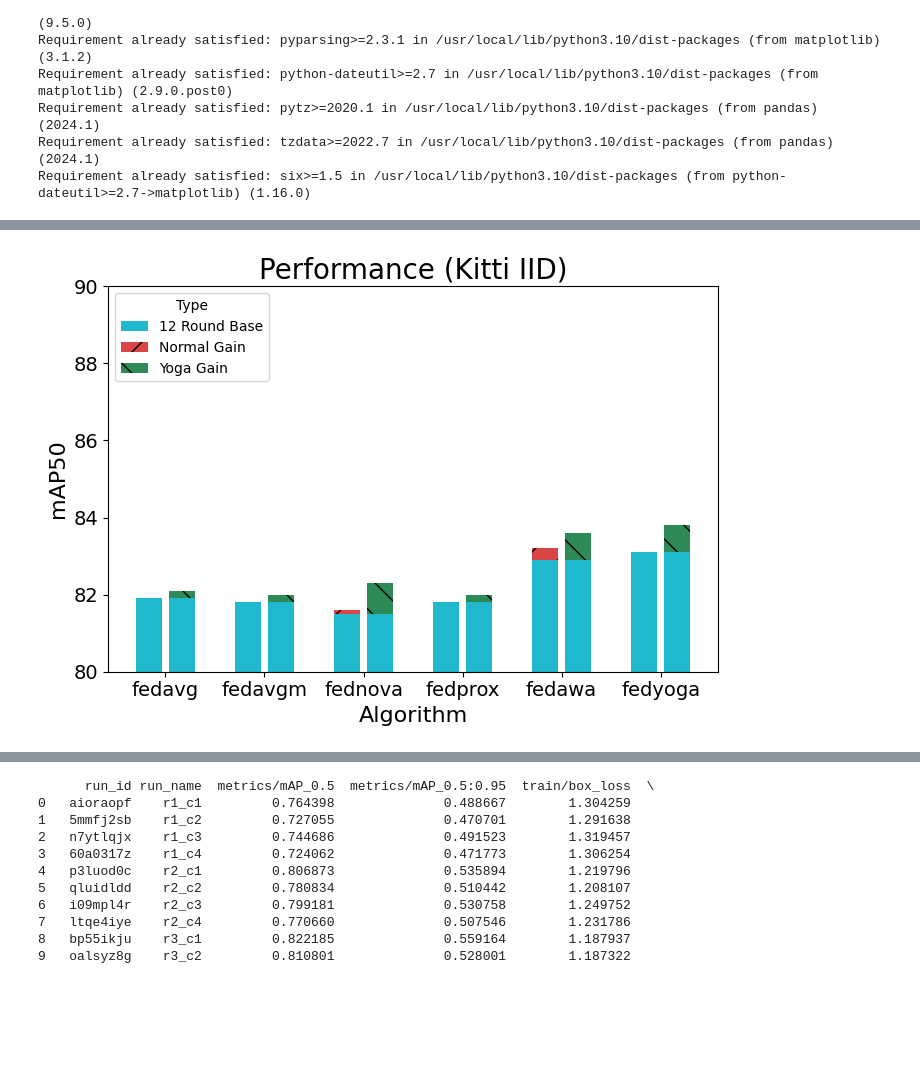
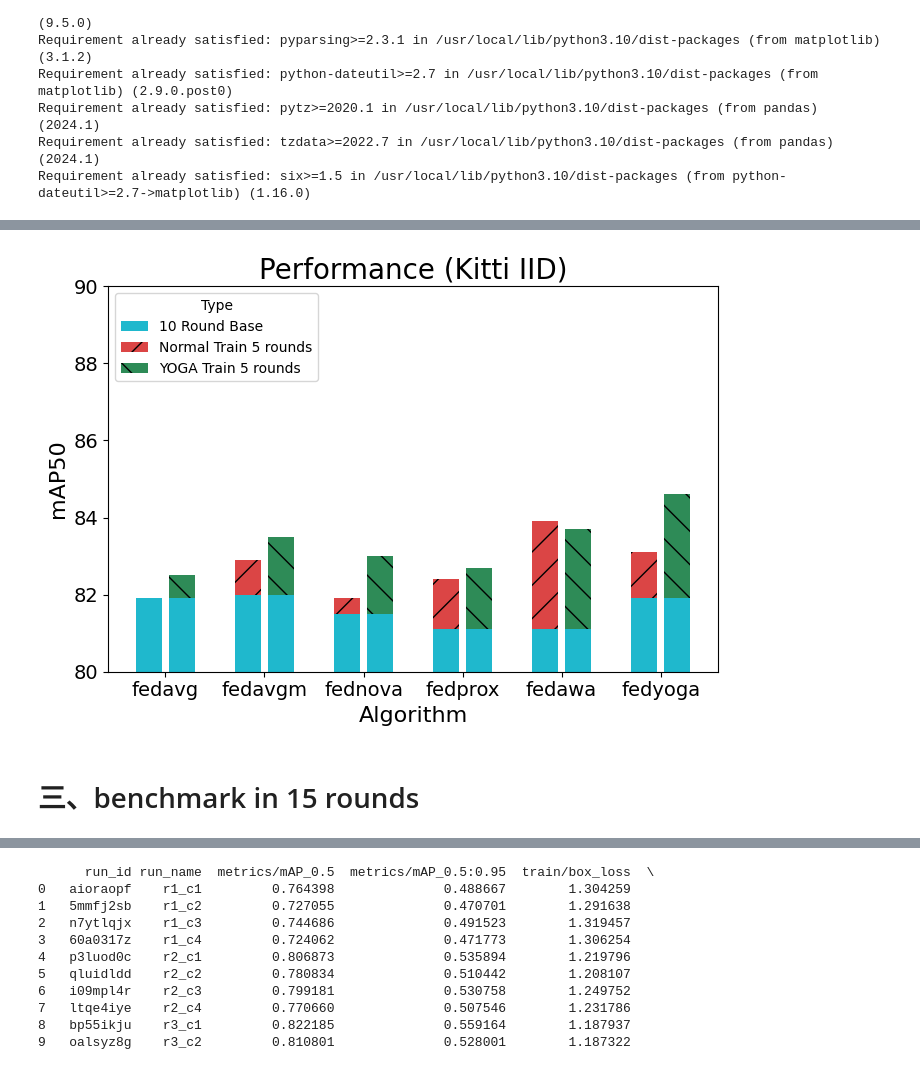
Before and after one commit to waue0920/fl_yolo_slurm, a Jupyter notebook: tools/fedyoga分析圖.ipynb, the cells around one changed output, grey strips where cells are left out. Drawn from its saved outputs; the diff is of its cells as text; code cells hidden in the pictures; blank space fills up the shorter version.

```diff
--- a/tools/fedyoga分析圖.ipynb
+++ b/tools/fedyoga分析圖.ipynb
@@ -150,50 +165,57 @@ import numpy as np
 # 資料
 data = {
     "algorithm": ["fedavg", "fedavgm", "fednova", "fedprox", "fedawa", "fedyoga"],
-    "base_mAP50": [81.9, 81.8, 81.5, 81.8, 82.9, 83.1],
-    "normal_gain": [0, 0, 0.1, 0, 0.3, 0],
-    "yoga_gain": [0.2, 0.2, 0.8, 0.2, 0.7, 0.7]
+    "yolov9": [81.9, 82.0, 81.5, 81.1,81.1,81.9],
+    "normal": [0, 0.9, 0.4, 1.3, 2.8, 1.2],
+    "PD": [0.6, 1.5, 1.5, 1.6, 2.6, 2.7]
 }
 df = pd.DataFrame(data)
 
 n_alg = len(df)
 bar_width = 0.8
-group_gap = 3  # 與 plotly 等效，每組隔3
-x_positions_normal = np.arange(n_alg) * group_gap
-x_positions_yoga = np.arange(n_alg) * group_gap + 1
+
 
 fig, ax = plt.subplots(figsize=(7, 5))
 
 # Normal group (左)
-bars_base_normal = ax.bar(x_positions_normal, df['base_mAP50'], width=bar_width, color='#1FB8CD', label='12 Round Base')
-bars_gain_normal = ax.bar(x_positions_normal, df['normal_gain'], width=bar_width, bottom=df['base_mAP50'],
-                         color='#DB4545', label='Normal Gain', hatch='/')
+bars_base_normal = ax.bar(x_positions_normal, df['yolov9'],
+                          width=bar_width, color='#1FB8CD', label='10 Round Base')
+bars_gain_normal = ax.bar(x_positions_normal, df['normal'],
+                          width=bar_width, bottom=df['yolov9'],
+                         color='#DB4545', label='Normal Train 5 rounds', hatch='/')
 
 # Yoga group (右)
-bars_base_yoga = ax.bar(x_positions_yoga, df['base_mAP50'], width=bar_width, color='#1FB8CD', label=None)
-bars_gain_yoga = ax.bar(x_positions_yoga, df['yoga_gain'], width=bar_width, bottom=df['base_mAP50'],
-                        color='#2E8B57', label='Yoga Gain', hatch='\\')
+bars_base_yoga = ax.bar(x_positions_yoga, df['yolov9'],
+                        width=bar_width, color='#1FB8CD', label=None)
+bars_gain_yoga = ax.bar(x_positions_yoga, df['PD'],
+                        width=bar_width, bottom=df['yolov9'],
+                        color='#2E8B57', label='YOGA Train 5 rounds', hatch='\\')
 
 # 刻度與label x軸
+group_gap = 3  # 與 plotly 等效，每組隔3
+x_positions_normal = np.arange(n_alg) * group_gap
+x_positions_yoga = np.arange(n_alg) * group_gap + 1
 tickvals = np.arange(n_alg) * group_gap + 0.5
 ax.set_xticks(tickvals)
 ax.set_xticklabels(df['algorithm'], fontsize=14)
 
 # 標題、軸
 ax.set_title('Performance (Kitti IID)', fontsize=20)
 ax.set_xlabel('Algorithm', fontsize=16)
 ax.set_ylabel('mAP50', fontsize=16)
 ax.set_ylim([80, 90])
 ax.tick_params(axis='y', labelsize=14)
 
 # legend水平排列
 ax.legend(title='Type', loc='upper left')
 
 fig.tight_layout()
 
 plt.show()
 # %% [output]
-[figure, old version]
+[figure, new version]
+# %% [markdown]
+# 三、benchmark in 15 rounds
 # %%
 import matplotlib.pyplot as plt
 import numpy as np
```
Also changed, not shown: parts of 15 cells of this notebook, 18 other files.
